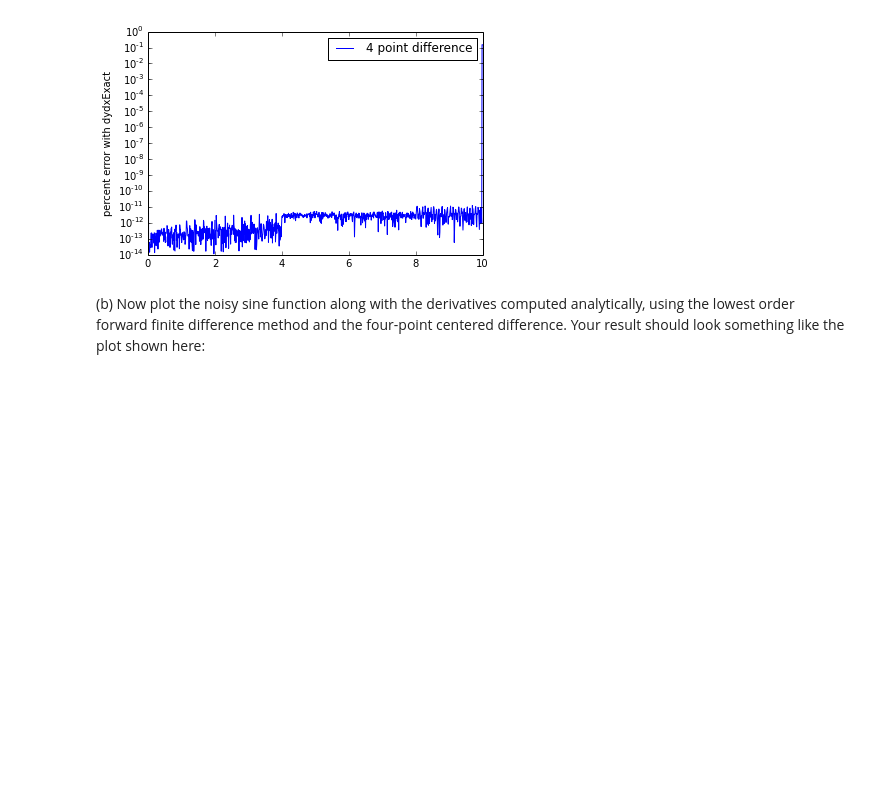
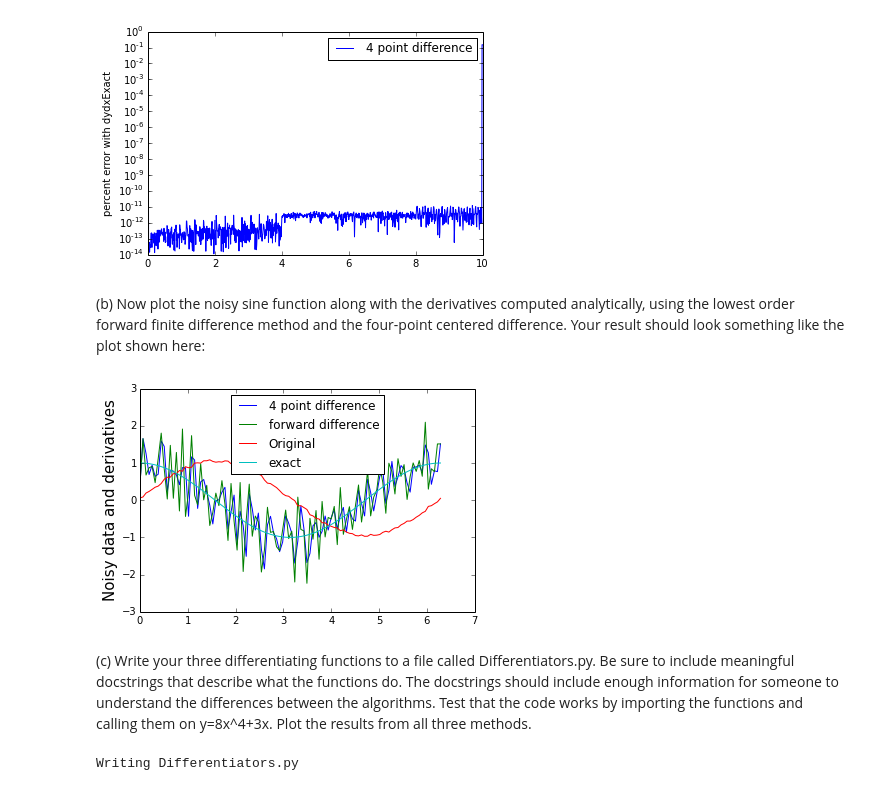
Before and after one commit to lhorowit/PHYS202-S14, a Jupyter notebook: SciPy/DifferentiationExercises.ipynb, the cells around one changed output. Drawn from its saved outputs; the diff is of its cells as text; code cells hidden in the pictures; blank space fills up the shorter version.

```diff
--- a/SciPy/DifferentiationExercises.ipynb
+++ b/SciPy/DifferentiationExercises.ipynb
@@ -16,7 +16,7 @@ import matplotlib.pyplot as plt
 Populating the interactive namespace from numpy and matplotlib
 # %%
 def twoPtForwardDiff(x,y):
-    """takes arrays x and y and returns dy/dx using Foreward Difference"""
+    """takes arrays x and y and returns dy/dx using a 2-point Foreward Difference"""
 
 
     dydxF = np.zeros(y.shape, float)
@@ -26,7 +26,7 @@ def twoPtForwardDiff(x,y):
     return dydxF
 
 def twoPtCenteredDiff(x,y):
-    """takes arrays x and y and returns dy/dx using Center Difference"""
+    """takes arrays x and y and returns dy/dx using a 2-point Center Difference"""
 
     dydxC = np.zeros(y.shape, float)
     dydxC[1:-1] = (y[2:] - y[:-2])/(x[2:] - x[:-2]) #center difference
@@ -138,3 +138,60 @@ plt.show()
 [figure]
 # %% [markdown]
 (b) Now plot the noisy sine function along with the derivatives computed analytically, using the lowest order forward finite difference method and the four-point centered difference. Your result should look something like the plot shown here:
+# %%
+x = np.linspace(0,2*pi,100)
+y = np.sin(x) + 0.1*random.random(size=x.shape)
+dydxExact = np.cos(x)
+
+plt.plot(x,fourPtCenteredDiff(x,y),label='4 point difference')
+plt.plot(x,twoPtForwardDiff(x,y),label='forward difference')
+plt.plot(x,y,label='Original')
+plt.plot(x,dydxExact,label='exact')
+plt.legend(loc='upper center')
+plt.ylabel("Noisy data and derivatives", fontsize=15)
+
+plt.show()
+# %% [output]
+[figure, added]
+# %% [markdown]
+(c) Write your three differentiating functions to a file called Differentiators.py. Be sure to include meaningful docstrings that describe what the functions do. The docstrings should include enough information for someone to understand the differences between the algorithms. Test that the code works by importing the functions and calling them on y=8x^4+3x. Plot the results from all three methods.
+# %%
+%%file Differentiators.py
+
+def twoPtForwardDiff(x,y):
+    """takes arrays x and y and returns dy/dx using a 2-point Foreward Difference"""
+
+
+    dydxF = np.zeros(y.shape, float)
+    dydxF[0:-1] = np.diff(y)/np.diff(x)
+    dydxF[-1] = (y[-1] - y[-2]) / (x[-1] - x[-2])
+
+    return dydxF
+
+
+
+def twoPtCenteredDiff(x,y):
+    """takes arrays x and y and returns dy/dx using a 2-point Center Difference.
+    This returns dy/dx using the slope of the given point and the next point in line """
+
+    dydxC = np.zeros(y.shape, float)
+    dydxC[1:-1] = (y[2:] - y[:-2])/(x[2:] - x[:-2]) #center difference
+    dydxC[0] = (y[1]-y[0])/(x[1]-x[0]) #forward difference
+    dydxC[-1] = (y[-1] - y[-2])/(x[-1] - x[-2]) #backward difference
+
+    return dydxC
+
+
+
+def fourPtCenteredDiff(x,y):
+    """takes arrays x and y and returns dy/dx using four point Center Difference"""
+
+    dydx4 = np.zeros(y.shape, float)
+    dydx4[2:-2] = (y[0:-4] - 8*y[1:-3] + 8*y[3:-1] - y[4:])/(12*(x[1]-x[0])) #center difference
+    dydx4[0] = (y[1]-y[0])/(x[1]-x[0]) #forward difference
+    dydx4[-1] = (y[-1] - y[-2])/(x[-1] - x[-2]) #backward difference
+    dydx4[1] = (y[2]-y[1])/(x[2]-x[1]) #forward difference
+    dydx4[-2] = (y[-2] - y[-3])/(x[-2] - x[-3]) #backward difference
+    return dydx4
+# %% [output]
+Writing Differentiators.py
```
Also changed, not shown: parts of 1 cell of this notebook, 5 other files.
